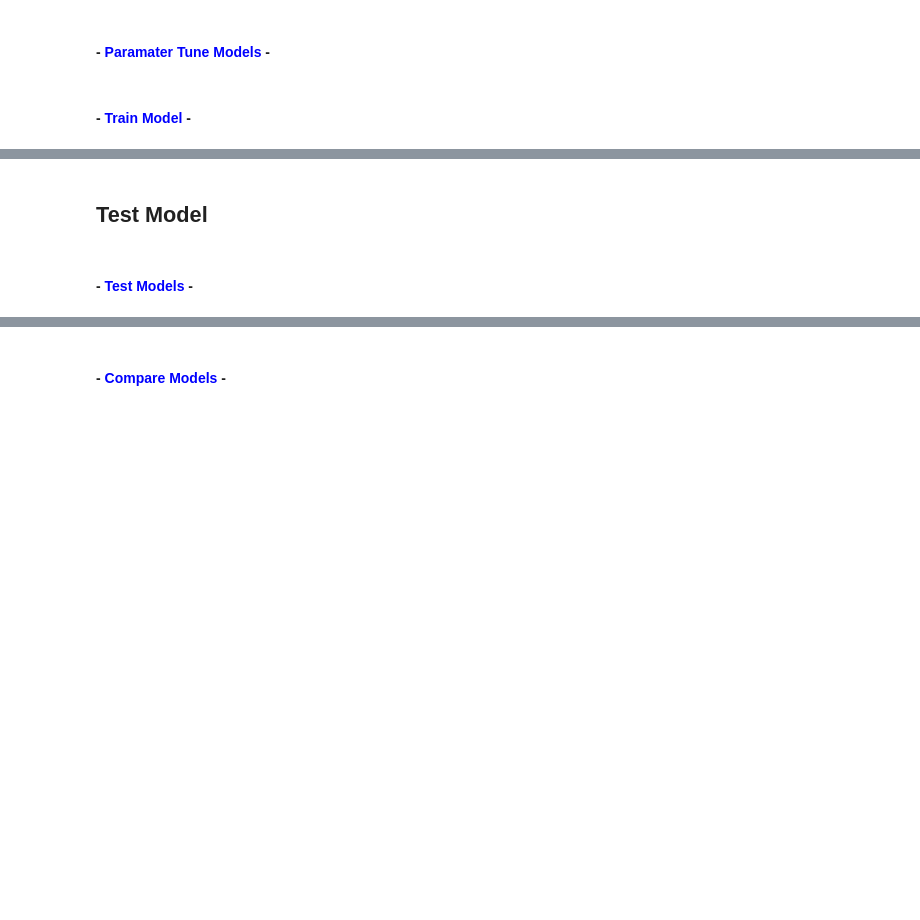
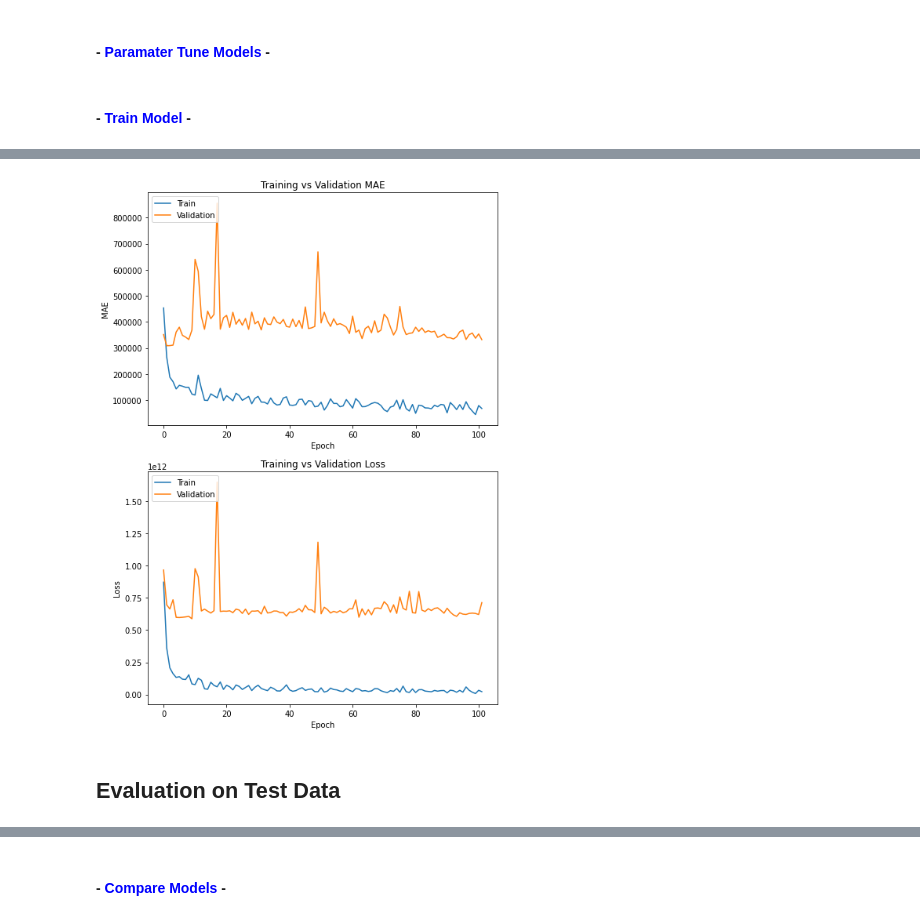
Before and after one commit to dangoML/DeepREI, a Jupyter notebook: Model/notebooks/DeepREI_Model.ipynb, the cells around one changed output, grey strips where cells are left out. Drawn from its saved outputs; the diff is of its cells as text; code cells hidden in the pictures; blank space fills up the shorter version.

```diff
--- a/Model/notebooks/DeepREI_Model.ipynb
+++ b/Model/notebooks/DeepREI_Model.ipynb
@@ -66,7 +67,7 @@ Index(['Unnamed: 0', 'propertyurl', 'listingtype', 'forsaleprice',
       dtype='object')
 # %%
 # remove columns we dont want
-base_data = base_data[['listingtype', 'lastsoldprice', 'bedroom', 'fullbathrooms', 'halfbathrooms','bathroomdescription', 'interiorfeatures', 'coolingfeatures','heatingfeatures', 'diningroomdescription', 'exteriorandlotfeatures','waterfeatures', 'waterfrontdescription', 'poolfeatures','pooldescription', 'manufacturedmode', 'garagespaces','parkingfeatures', 'homefeaturesview', 'otherequipment','elementaryschool', 'highschool', 'middleschool','associationfeeamenitie', 'association', 'associationamenities','associationfee', 'associationfeefrequency', 'maintenancedescription','petdescription', 'sourcelistingstatus', 'county', 'restrictions', 'sourcepropertytype', 'area','sourceneighborhood', 'publicsurveysection','subdivision', 'zoning', 'sourcesystemname', 'totalsquarefeetliving', 'constructionmaterials', 'directionfaces', 'propertyage','roof', 'levelsorstories', 'structuretype', 'housestyle','totalareasqft', 'yearbuiltdetails', 'architecturalstyle', 'sewer','watersource','yearbuilt']]
+base_data = base_data[['propertyurl','listingtype', 'lastsoldprice', 'bedroom', 'fullbathrooms', 'halfbathrooms','bathroomdescription', 'interiorfeatures', 'coolingfeatures','heatingfeatures', 'diningroomdescription', 'exteriorandlotfeatures','waterfeatures', 'waterfrontdescription', 'poolfeatures','pooldescription', 'manufacturedmode', 'garagespaces','parkingfeatures', 'homefeaturesview', 'otherequipment','elementaryschool', 'highschool', 'middleschool','associationfeeamenitie', 'association', 'associationamenities','associationfee', 'associationfeefrequency', 'maintenancedescription','petdescription', 'sourcelistingstatus', 'county', 'restrictions', 'sourcepropertytype', 'area','sourceneighborhood', 'publicsurveysection','subdivision', 'zoning', 'sourcesystemname', 'totalsquarefeetliving', 'constructionmaterials', 'directionfaces', 'propertyage','roof', 'levelsorstories', 'structuretype', 'housestyle','totalareasqft', 'yearbuiltdetails', 'architecturalstyle', 'sewer','watersource','yearbuilt']]
 # %% [markdown]
 ## Feature Engineering
 # %% [markdown]
@@ -79,7 +80,7 @@ discrete_num_columns = ['bedroom','fullbathrooms','halfbathrooms','garagespaces'
 ordinal_cat_columns = []
 
 # Removed after EDA: county, sourcesystemname
-nominal_cat_columns = ['elementaryschool','highschool', 'middleschool','associationfeefrequency','petdescription','area','publicsurveysection','association','directionfaces', 'structuretype','housestyle','architecturalstyle','sewer','watersource','sourceneighborhood','sourcepropertytype','subdivision','yearbuiltdetails']
+nominal_cat_columns = ['zipcode', 'elementaryschool', 'highschool', 'middleschool','associationfeefrequency','petdescription','area','publicsurveysection','association','directionfaces', 'structuretype','housestyle','architecturalstyle','sewer','watersource','sourceneighborhood','sourcepropertytype','subdivision','yearbuiltdetails']
 
 verbose_columns = ['coolingfeatures','heatingfeatures', 'bathroomdescription', 'interiorfeatures', 'associationfeeamenitie', 'diningroomdescription', 'exteriorandlotfeatures','waterfeatures', 'waterfrontdescription', 'poolfeatures','pooldescription', 'parkingfeatures', 'homefeaturesview', 'otherequipment', 'associationamenities','roof','restrictions','constructionmaterials','maintenancedescription']
 # %% [markdown]
@@ -119,0 +132,10 @@ ModuleNotFoundError: No module named 'tensorflow'
+# %%
+# Call
+callbacks_list = [
+    callbacks.EarlyStopping(monitor='val_mae',
+                                    patience=50)]
+
+#     callbacks.ModelCheckpoint(filepath='my_checkpoint_path',
+#                                     monitor='val_loss',
+#                                     save_best_only=True)
+# ]
@@ -119,0 +186,33 @@ ModuleNotFoundError: No module named 'tensorflow'
+# %%
+def plot_hist(h, xsize=6, ysize=10):
+    # Prepare plotting
+    fig_size = plt.rcParams["figure.figsize"]
+    plt.rcParams["figure.figsize"] = [xsize, ysize]
+    fig, axes = plt.subplots(nrows=4, ncols=4, sharex=True)
+
+    # summarize history for MAE
+    plt.subplot(211)
+    plt.plot(history.history['mae'])
+    plt.plot(history.history['val_mae'])
+    plt.title('Training vs Validation MAE')
+    plt.ylabel('MAE')
+    plt.xlabel('Epoch')
+    plt.legend(['Train', 'Validation'], loc='upper left')
+
+    # summarize history for loss
+    plt.subplot(212)
+    plt.plot(history.history['loss'])
+    plt.plot(history.history['val_loss'])
+    plt.title('Training vs Validation Loss')
+    plt.ylabel('Loss')
+    plt.xlabel('Epoch')
+    plt.legend(['Train', 'Validation'], loc='upper left')
+
+    # Plot it all in IPython (non-interactive)
+    plt.draw()
+    plt.show()
+
+    return
+plot_hist(history.history, xsize=8, ysize=12)
+# %% [output]
+[figure, added]
@@ -120,4 +222,2 @@ ModuleNotFoundError: No module named 'tensorflow'
 # %% [markdown]
-## Test Model
+## Evaluation on Test Data
-# %% [markdown]
-#### - <font color=blue>Test Models</font> -
```
Also changed, not shown: parts of 17 cells of this notebook, 15 other files.
